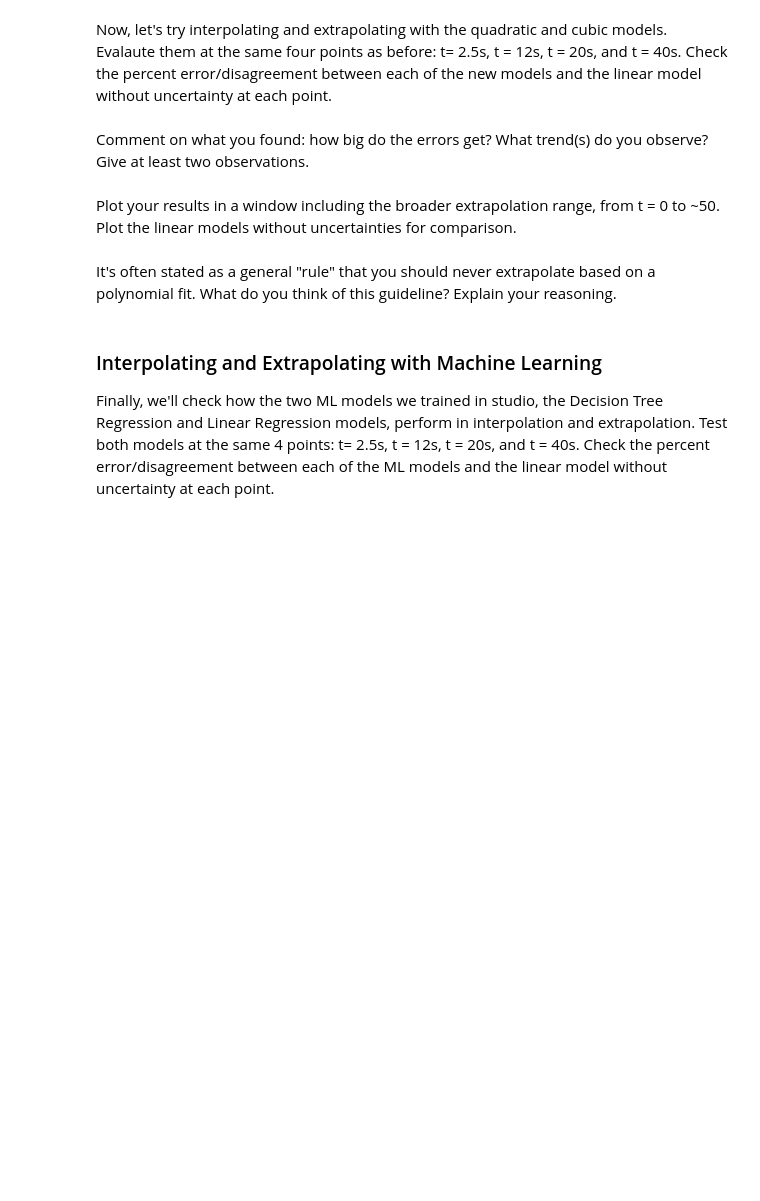
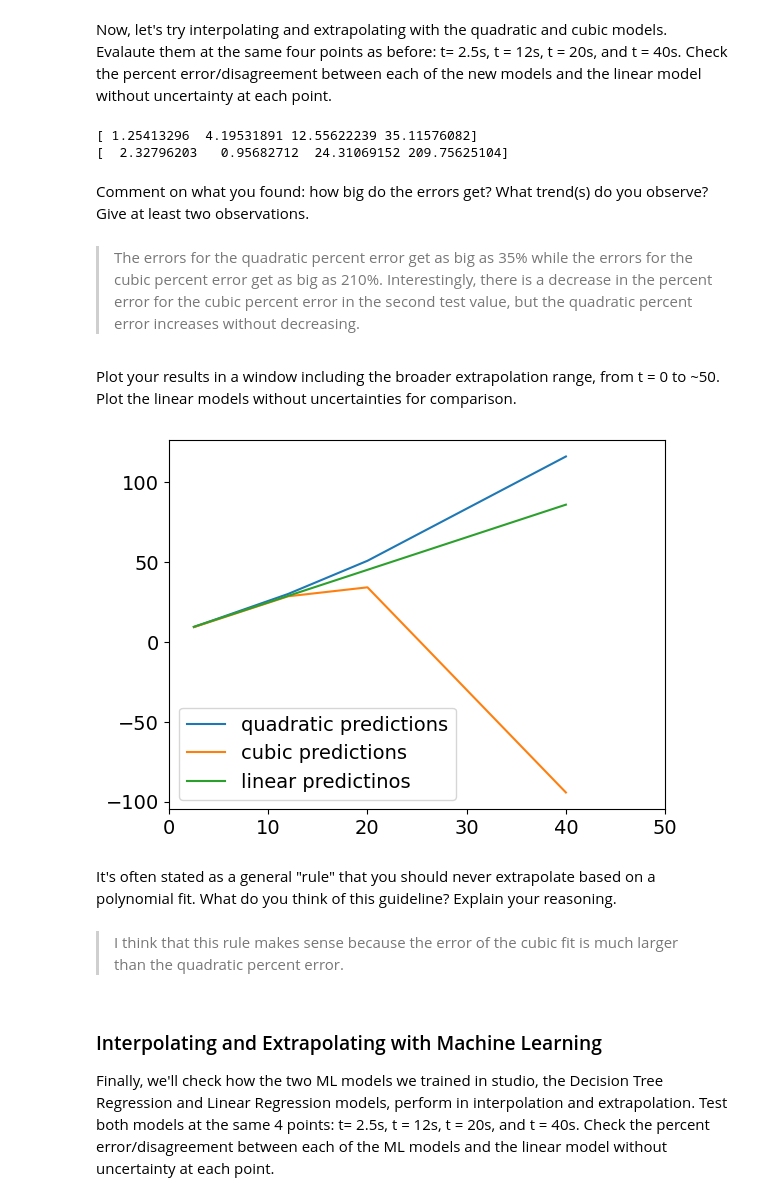
Before and after one commit to henryholland3/phys-448, a Jupyter notebook: Problem Set Notebooks/HW1_InterpolationExtrapolation.ipynb, the cells around one changed output. Drawn from its saved outputs; the diff is of its cells as text; code cells hidden in the pictures; blank space fills up the shorter version.

```diff
--- a/Problem Set Notebooks/HW1_InterpolationExtrapolation.ipynb
+++ b/Problem Set Notebooks/HW1_InterpolationExtrapolation.ipynb
@@ -78,9 +78,10 @@ from scipy.optimize import curve_fit
 # %%
 # Define your fitting functions here. I'll get you started
 def quad(x, a, b, c):
-    return #your code here
+    return a + (b*x) + (c*x*x)
 
-#your cubic function definition here
+def cubic(x, a, b, c, d):
+    return a + (b*x) + (c*x*x) + (d*x*x*x)
 # %% [markdown]
 Take a look at the scipy $\texttt{curve\_fit}$ method documentation (https://docs.scipy.org/doc/scipy/reference/generated/scipy.optimize.curve_fit.html) to see how to run the fit and return the parameters. Run a fit over the original data set of 10 points for each of the two new functions.
 
@@ -90,3 +91,7 @@ Once you have the parameters, use them to find the mean squared error for that o
 Hint: numpy's $\texttt{mean}$ function will probably be useful here.
 # %%
 #Run fits for the quadratic and cubic functions, return and store the parameters for each.
+quad_popt, quad_pcov = curve_fit(quad, x, y)
+# quad_fit
+cubic_popt, cubic_pcov = curve_fit(cubic, x, y)
+cubic_popt
@@ -127,16 +141,39 @@ plt.legend();
 Now, let's try interpolating and extrapolating with the quadratic and cubic models. Evalaute them at the same four points as before: t= 2.5s, t = 12s, t = 20s, and t = 40s. Check the percent error/disagreement between each of the new models and the linear model without uncertainty at each point.
 # %%
 #Evaluate the quadratic and cubic models you fit above at the four test points
+four_testvalues = np.array([2.5, 12, 20, 40])
+four_lin_preds = bestb + bestm * four_testvalues
+four_quad_preds = quad(four_testvalues, *quad_popt)
+four_cubic_preds = cubic(four_testvalues, *cubic_popt)
 # %%
 #Find the percent error for each of the 4 test points in the quadratic and cubic models, relative to the linear model without uncertainty
+quad_percent_error = abs(100 * (four_quad_preds - four_lin_preds) / four_lin_preds)
+cubic_percent_error = abs(100 * (four_cubic_preds - four_lin_preds) / four_lin_preds)
+print(quad_percent_error)
+print(cubic_percent_error)
+# %% [output]
+[ 1.25413296  4.19531891 12.55622239 35.11576082]
+[  2.32796203   0.95682712  24.31069152 209.75625104]
 # %% [markdown]
 Comment on what you found: how big do the errors get? What trend(s) do you observe? Give at least two observations.
+# %% [markdown]
+>The errors for the quadratic percent error get as big as 35% while the errors for the cubic percent error get as big as 210%. Interestingly, there is a decrease in the percent error for the cubic percent error in the second test value, but the quadratic percent error increases without decreasing.
 # %% [markdown]
 Plot your results in a window including the broader extrapolation range, from t = 0 to ~50. Plot the linear models without uncertainties for comparison.
 # %%
 # Code to make the new plot.
+plt.figure()
+plt.xlim([0, 50])
+plt.plot(testvalues, four_quad_preds, label= "quadratic predictions")
+plt.plot(testvalues, four_cubic_preds, label= "cubic predictions")
+plt.plot(testvalues, four_lin_preds, label= "linear predictinos")
+plt.legend();
+# %% [output]
+[figure, added]
 # %% [markdown]
 It's often stated as a general "rule" that you should never extrapolate based on a polynomial fit. What do you think of this guideline? Explain your reasoning.
+# %% [markdown]
+> I think that this rule makes sense because the error of the cubic fit is much larger than the quadratic percent error.
 # %% [markdown]
 ### Interpolating and Extrapolating with Machine Learning
 Finally, we'll check how the two ML models we trained in studio, the Decision Tree Regression and Linear Regression models, perform in interpolation and extrapolation. Test both models at the same 4 points: t= 2.5s, t = 12s, t = 20s, and t = 40s. Check the percent error/disagreement between each of the ML models and the linear model without uncertainty at each point.
```
Also changed, not shown: parts of 13 cells of this notebook, 2 other files.
